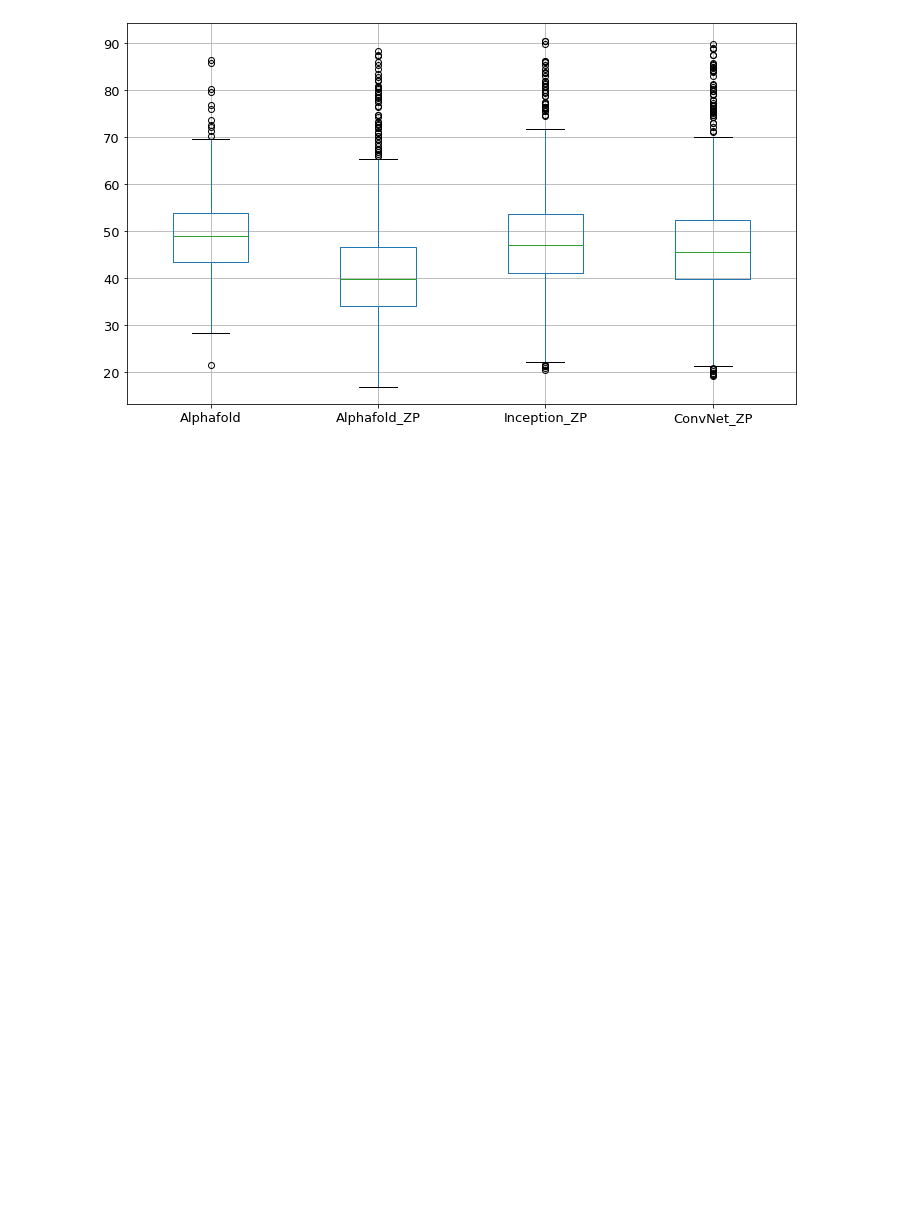
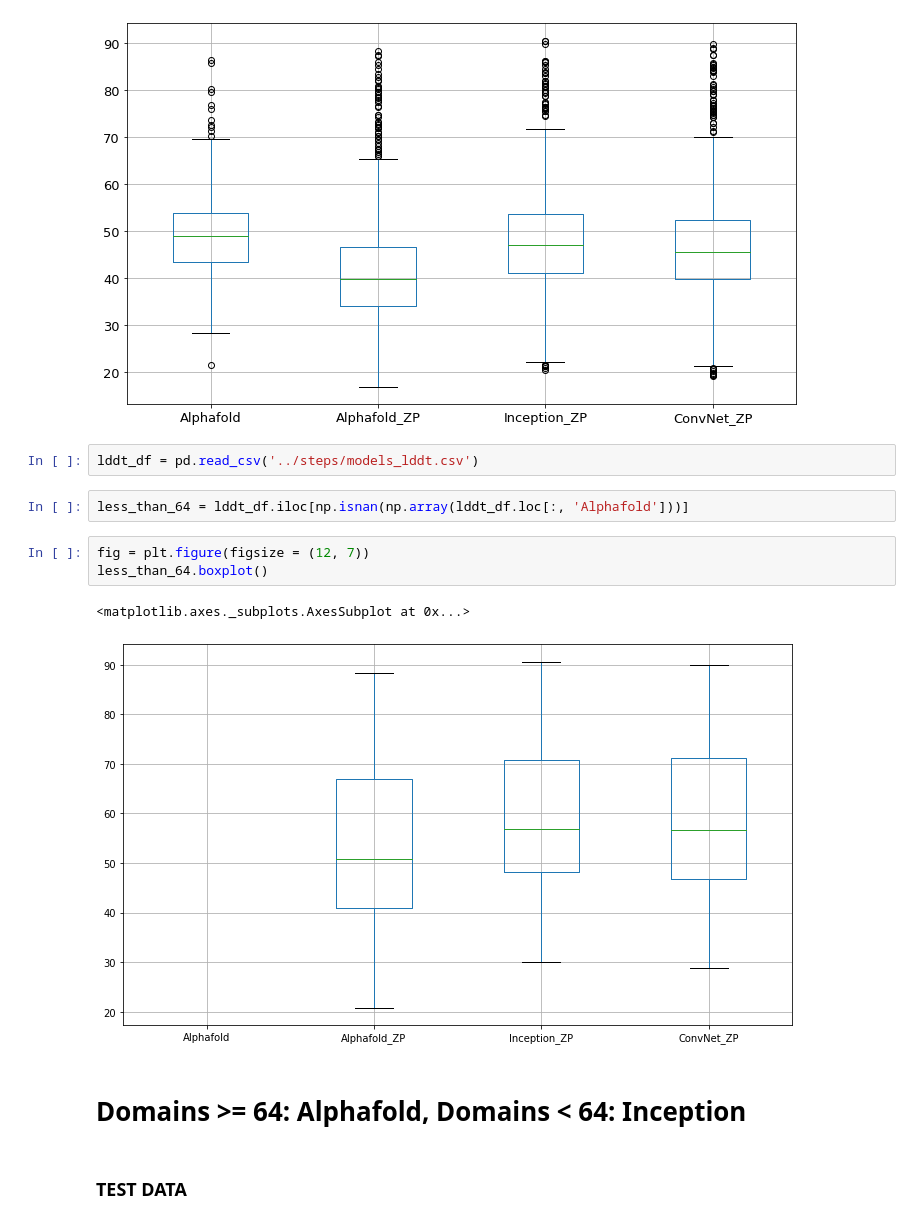
Before and after one commit to andynet/protein_folding, a Jupyter notebook: scripts/val_test_data_analysis.ipynb, the cells around one changed output. Cells and saved outputs as stored; diff of their text form; blank space fills up the shorter version.

```diff
--- a/scripts/val_test_data_analysis.ipynb
+++ b/scripts/val_test_data_analysis.ipynb
@@ -711,3 +726,17 @@ lddt_df.boxplot()
 plt.savefig('../plots/models_lddt_boxplots.png')
 # %% [output]
 [figure]
+# %%
+lddt_df = pd.read_csv('../steps/models_lddt.csv')
+# %%
+less_than_64 = lddt_df.iloc[np.isnan(np.array(lddt_df.loc[:, 'Alphafold']))]
+# %%
+fig = plt.figure(figsize = (12, 7))
+less_than_64.boxplot()
+# %% [output]
+<matplotlib.axes._subplots.AxesSubplot at 0x...>
+[figure, added]
+# %% [markdown]
+# Domains >= 64: Alphafold, Domains < 64: Inception
+# %% [markdown]
+### TEST DATA
```
Also changed, not shown: parts of 13 cells of this notebook, 39 other files.
